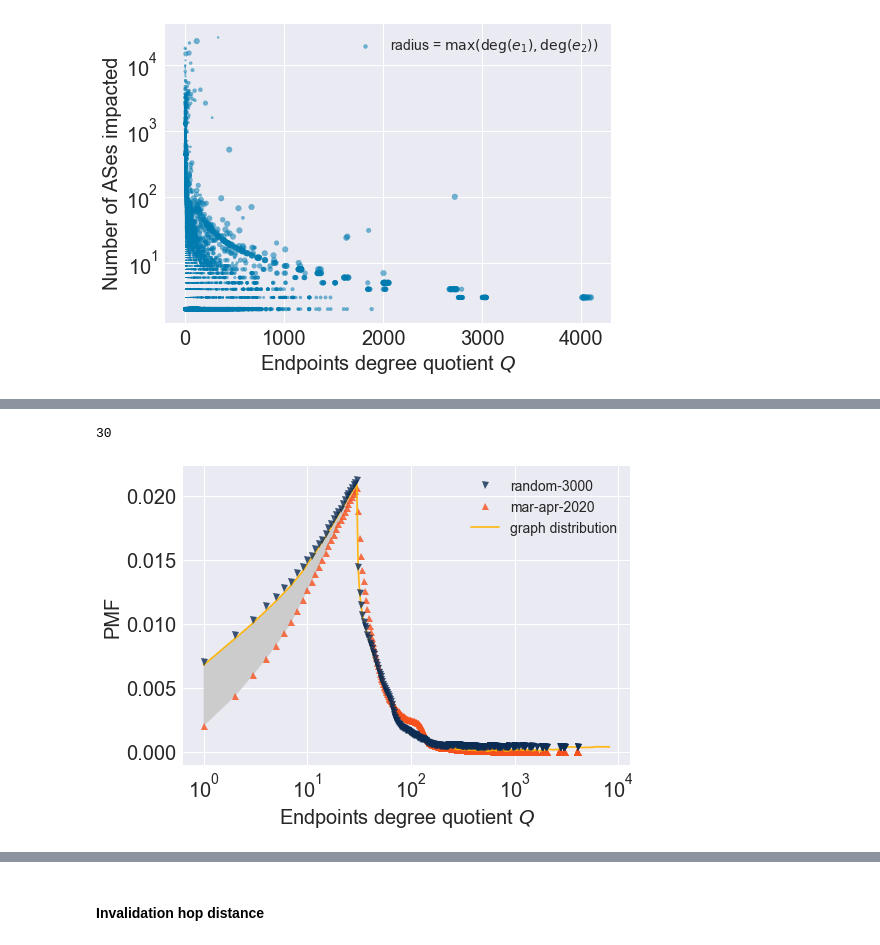
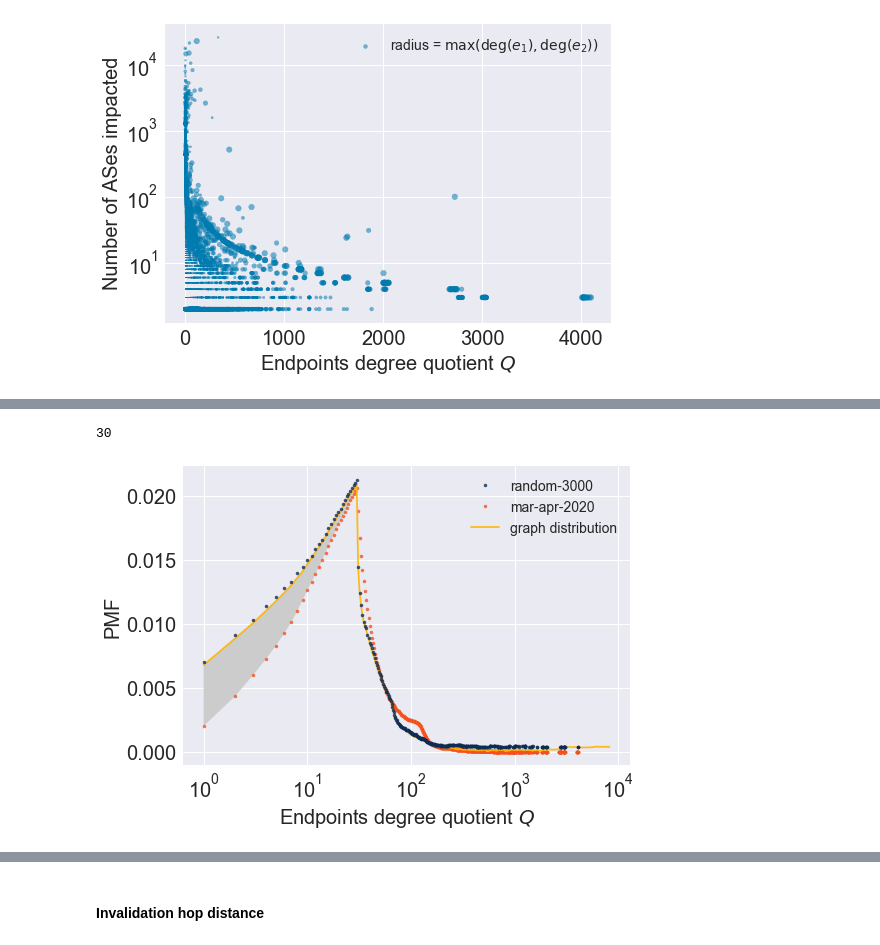
Before and after one commit to dedis/student_20_compactInternet, a Jupyter notebook: TZ_metrics.ipynb, the cells around one changed output, grey strips where cells are left out. Drawn from its saved outputs; the diff is of its cells as text; code cells hidden in the pictures.

```diff
--- a/TZ_metrics.ipynb
+++ b/TZ_metrics.ipynb
@@ -432,31 +432,31 @@ Average impact: 88.012   Median impact: 2.000    Maximum impact: 27938   Standar
 # %%
 endpt_impact_random_distr = np.unique(np.around(impact_spo_GRP_3000[0][:,0]), return_counts=True)
 endpt_impact_deg_distr = np.unique(np.around(impact_spo_GRP_chosen[0][:,0]), return_counts=True)
-plt.plot(endpt_impact_random_distr[0], moving_average(endpt_impact_random_distr[1], 30) / moving_average(endpt_impact_random_distr[1], 30).sum(), 'v', color="#0D2C54", alpha=.8, label="random-3000", zorder=10)
-plt.plot(endpt_impact_deg_distr[0], moving_average(endpt_impact_deg_distr[1], 30) / moving_average(endpt_impact_deg_distr[1], 30).sum(), '^', color="#F6511D", alpha=.8, label="mar-apr-2020")
+plt.plot(endpt_impact_random_distr[0], moving_average(endpt_impact_random_distr[1], 30) / moving_average(endpt_impact_random_distr[1], 30).sum(), '.', color="#0D2C54", alpha=.8, label="random-3000", zorder=10)
+plt.plot(endpt_impact_deg_distr[0], moving_average(endpt_impact_deg_distr[1], 30) / moving_average(endpt_impact_deg_distr[1], 30).sum(), '.', color="#F6511D", alpha=.8, label="mar-apr-2020")
 plt.plot(endpt_degree_distr[0], moving_average(endpt_degree_distr[1], 30) / moving_average(endpt_degree_distr[1], 30).sum(), '-', color="#FFB400", alpha=.9, label="graph distribution")
 
 # Draw shaded area
 peak_idx = np.argmax(moving_average(endpt_impact_random_distr[1], 30))+1
 print(peak_idx)
 plt.fill(
     np.concatenate([endpt_impact_deg_distr[0][:peak_idx], endpt_degree_distr[0][peak_idx::-1]]),
     np.concatenate([(moving_average(endpt_impact_deg_distr[1], 30) / moving_average(endpt_impact_deg_distr[1], 30).sum())[:peak_idx],
                     (moving_average(endpt_degree_distr[1], 30) / moving_average(endpt_degree_distr[1], 30).sum())[peak_idx::-1]
                    ]),
     "#cccccc"
 )
 
 #plt.title("Endpoint degrees quotien distribution")
 plt.xlabel(r"Endpoints degree quotient $Q$")
 plt.ylabel("PMF")
 plt.xscale("log")
 #plt.yscale("log")
 plt.legend();
 #save_svg("edg_deg_diff")
 # %% [output]
 30
-[figure, old version]
+[figure, new version]
 # %%
 endpt_impact_random_distr = np.unique(np.around(impact_spo_GRP_3000[0][:,0]), return_counts=True)
 endpt_impact_deg_distr = np.unique(np.around(impact_spo_GRP_chosen[0][:,0]), return_counts=True)
```
Also changed, not shown: parts of 15 cells of this notebook, 10 other files.
